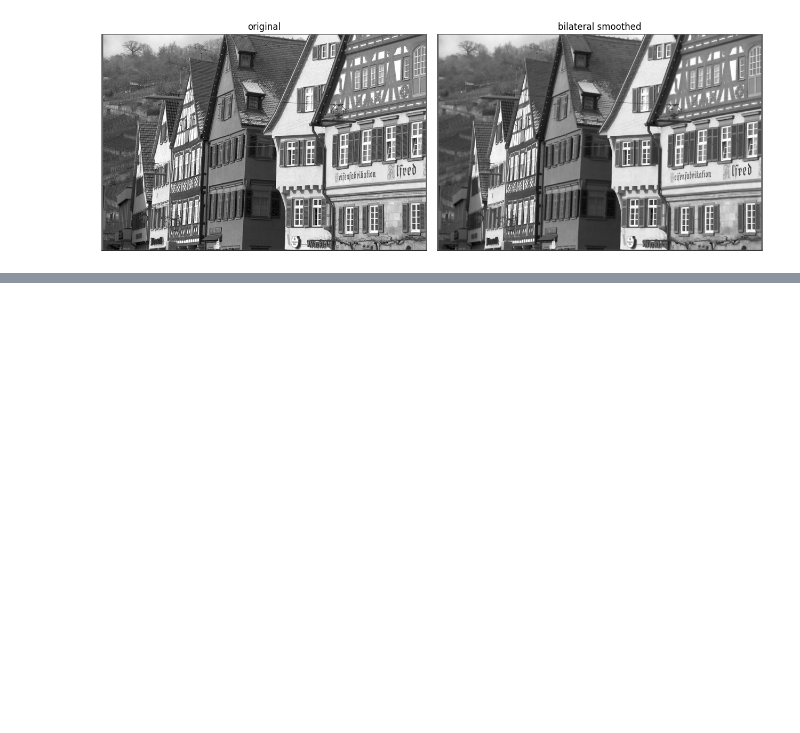
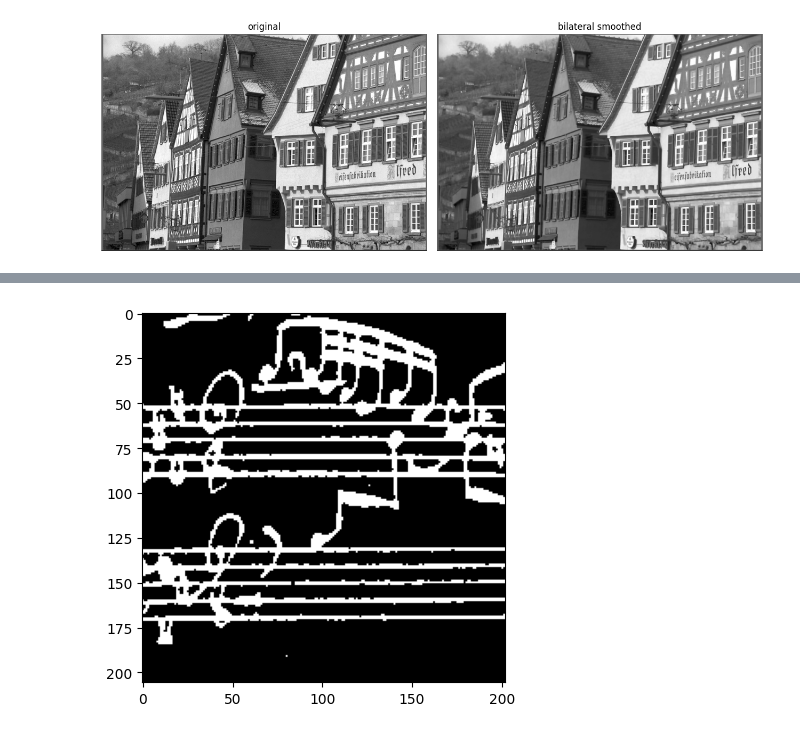
Before and after one commit to superfive666/computer-vision, a Jupyter notebook: chapter-3_image-processing/chapter-3.3-neighborhood-operators.ipynb, the cells around one changed output, grey strips where cells are left out. Drawn from its saved outputs; the diff is of its cells as text; code cells hidden in the pictures; blank space fills up the shorter version.

```diff
--- a/chapter-3_image-processing/chapter-3.3-neighborhood-operators.ipynb
+++ b/chapter-3_image-processing/chapter-3.3-neighborhood-operators.ipynb
@@ -139,0 +253,9 @@ plt.show()
+# %%
+# 3.3.4 Connected Component
+img = cv2.imread("sample/musical_gray.jpg", cv2.IMREAD_GRAYSCALE)
+threshold = cv2.threshold(img, 0, 255, cv2.THRESH_BINARY_INV | cv2.THRESH_OTSU)[1]
+
+plt.imshow(threshold, cmap="gray")
+plt.show()
+# %% [output]
+[figure, added]
```
Also changed, not shown: parts of 7 cells of this notebook, 2 other files.
